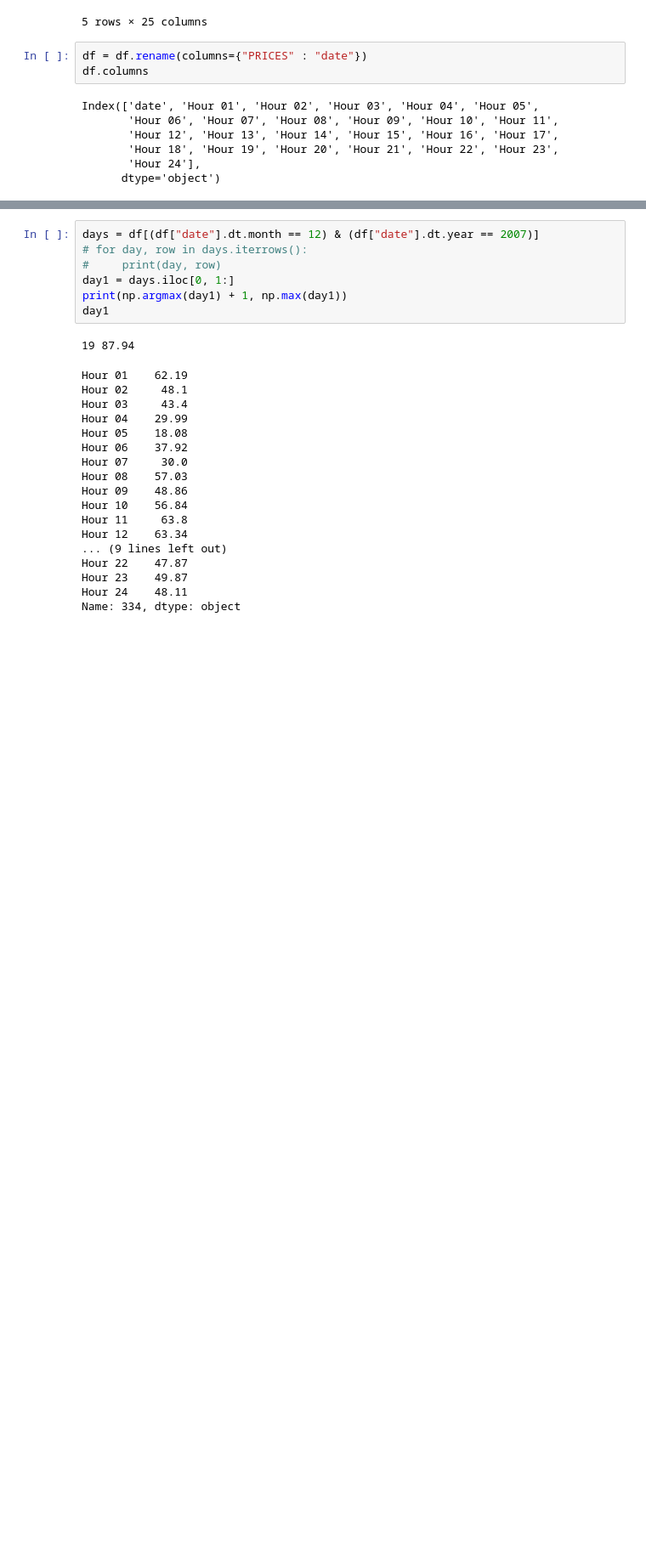
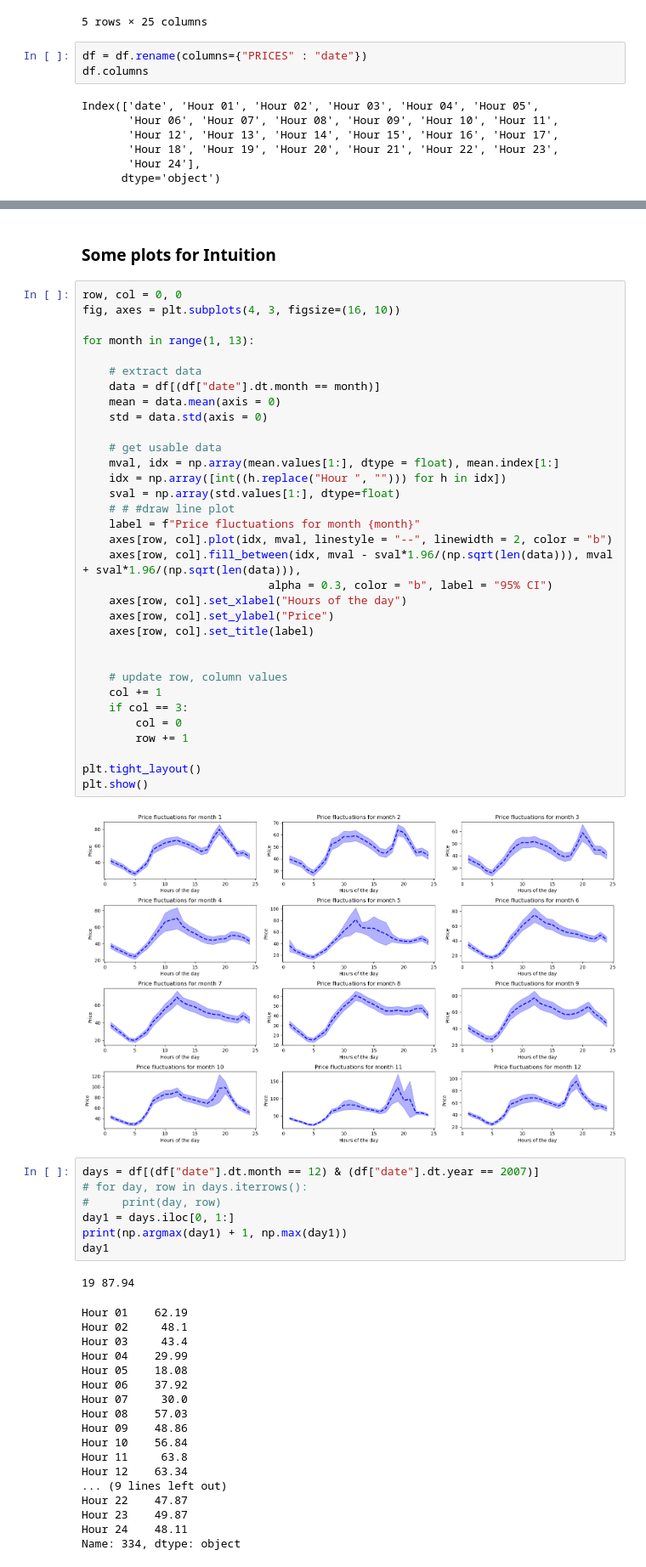
Before and after one commit to sebasaguerre/Electricity-Grid-Optimization-with-RL-, a Jupyter notebook: seb_heuristic_basic.ipynb, the cells around one changed output, grey strips where cells are left out. Shown at 85% size. Saved outputs shown, nothing was run; the diff lists cells and outputs as text; blank space fills up the shorter version.

```diff
--- a/seb_heuristic_basic.ipynb
+++ b/seb_heuristic_basic.ipynb
@@ -27,3 +44,40 @@ Index(['date', 'Hour 01', 'Hour 02', 'Hour 03', 'Hour 04', 'Hour 05',
+# %% [markdown]
+### Some plots for Intuition
+# %%
+row, col = 0, 0
+fig, axes = plt.subplots(4, 3, figsize=(16, 10))
+
+for month in range(1, 13):
+
+    # extract data
+    data = df[(df["date"].dt.month == month)]
+    mean = data.mean(axis = 0)
+    std = data.std(axis = 0)
+
+    # get usable data
+    mval, idx = np.array(mean.values[1:], dtype = float), mean.index[1:]
+    idx = np.array([int((h.replace("Hour ", ""))) for h in idx])
+    sval = np.array(std.values[1:], dtype=float)
+    # # #draw line plot
+    label = f"Price fluctuations for month {month}"
+    axes[row, col].plot(idx, mval, linestyle = "--", linewidth = 2, color = "b")
+    axes[row, col].fill_between(idx, mval - sval*1.96/(np.sqrt(len(data))), mval + sval*1.96/(np.sqrt(len(data))),
+                            alpha = 0.3, color = "b", label = "95% CI")
+    axes[row, col].set_xlabel("Hours of the day")
+    axes[row, col].set_ylabel("Price")
+    axes[row, col].set_title(label)
+
+
+    # update row, column values
+    col += 1
+    if col == 3:
+        col = 0
+        row += 1
+
+plt.tight_layout()
+plt.show()
+# %% [output]
+[figure, added]
 # %%
 days = df[(df["date"].dt.month == 12) & (df["date"].dt.year == 2007)]
 # for day, row in days.iterrows():
```
Also changed, not shown: parts of 10 cells of this notebook.
